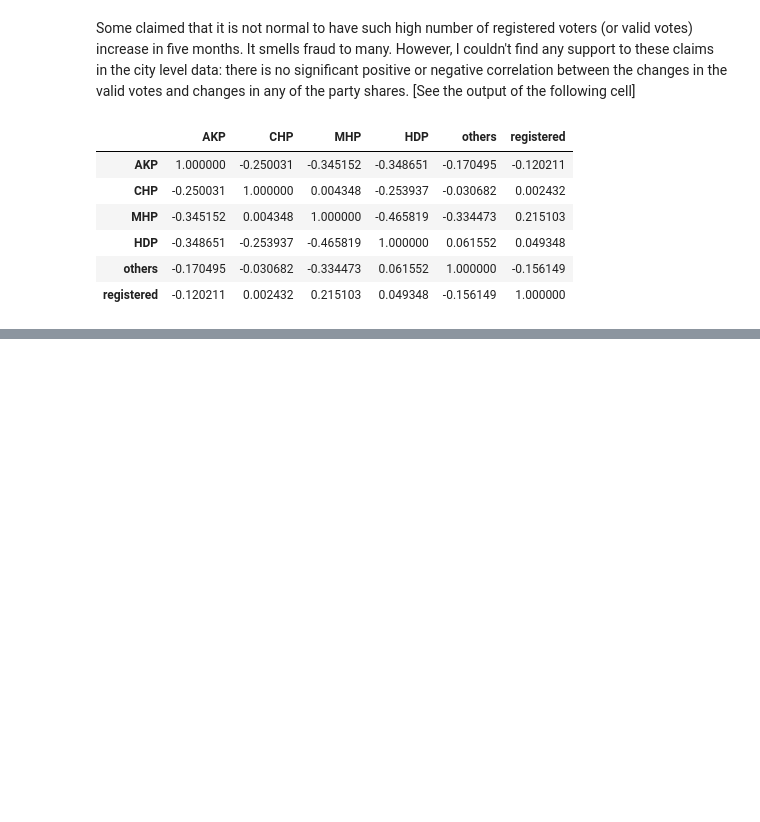
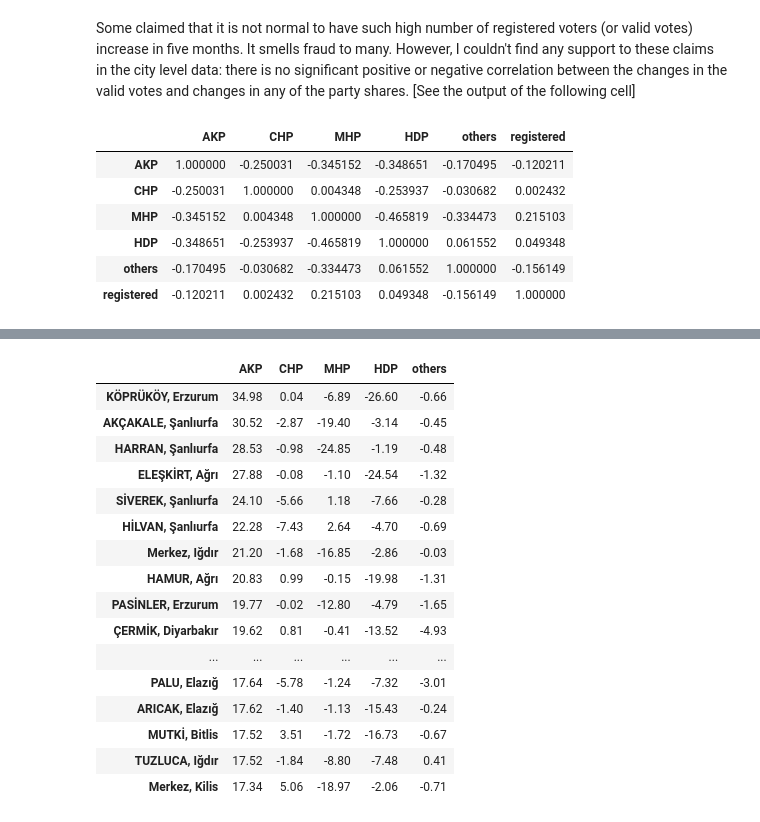
Before and after one commit to oztalha/2015-11-01-Elections-Turkey, a Jupyter notebook: Turkish General Elections, Nov 1, 2015.ipynb, the cells around one changed output, grey strips where cells are left out. Cells and saved outputs as stored; diff of their text form; code cells hidden in the pictures; blank space fills up the shorter version.

```diff
--- a/Turkish General Elections, Nov 1, 2015.ipynb
+++ b/Turkish General Elections, Nov 1, 2015.ipynb
@@ -161,0 +189,24 @@ change.corr() #change in registered voters vs change in party shares
+# %%
+#let's look at the towns who changed their party preference in favor of AKP the most
+df = nt[parties]-jt[parties]
+df.index = nt.town + ', ' + nt.city
+df = df.sort('AKP',ascending=False)
+df.ix[:25]
+# %% [output]
+|  | AKP | CHP | MHP | HDP | others |
+| KÖPRÜKÖY, Erzurum | 34.98 | 0.04 | -6.89 | -26.60 | -0.66 |
+| AKÇAKALE, Şanlıurfa | 30.52 | -2.87 | -19.40 | -3.14 | -0.45 |
+| HARRAN, Şanlıurfa | 28.53 | -0.98 | -24.85 | -1.19 | -0.48 |
+| ELEŞKİRT, Ağrı | 27.88 | -0.08 | -1.10 | -24.54 | -1.32 |
+| SİVEREK, Şanlıurfa | 24.10 | -5.66 | 1.18 | -7.66 | -0.28 |
+| HİLVAN, Şanlıurfa | 22.28 | -7.43 | 2.64 | -4.70 | -0.69 |
+| Merkez, Iğdır | 21.20 | -1.68 | -16.85 | -2.86 | -0.03 |
+| HAMUR, Ağrı | 20.83 | 0.99 | -0.15 | -19.98 | -1.31 |
+| PASİNLER, Erzurum | 19.77 | -0.02 | -12.80 | -4.79 | -1.65 |
+| ÇERMİK, Diyarbakır | 19.62 | 0.81 | -0.41 | -13.52 | -4.93 |
+| ... | ... | ... | ... | ... | ... |
+| PALU, Elazığ | 17.64 | -5.78 | -1.24 | -7.32 | -3.01 |
+| ARICAK, Elazığ | 17.62 | -1.40 | -1.13 | -15.43 | -0.24 |
+| MUTKİ, Bitlis | 17.52 | 3.51 | -1.72 | -16.73 | -0.67 |
+| TUZLUCA, Iğdır | 17.52 | -1.84 | -8.80 | -7.48 | 0.41 |
+| Merkez, Kilis | 17.34 | 5.06 | -18.97 | -2.06 | -0.71 |
```
Also changed, not shown: parts of 8 cells of this notebook, 16 other files.
